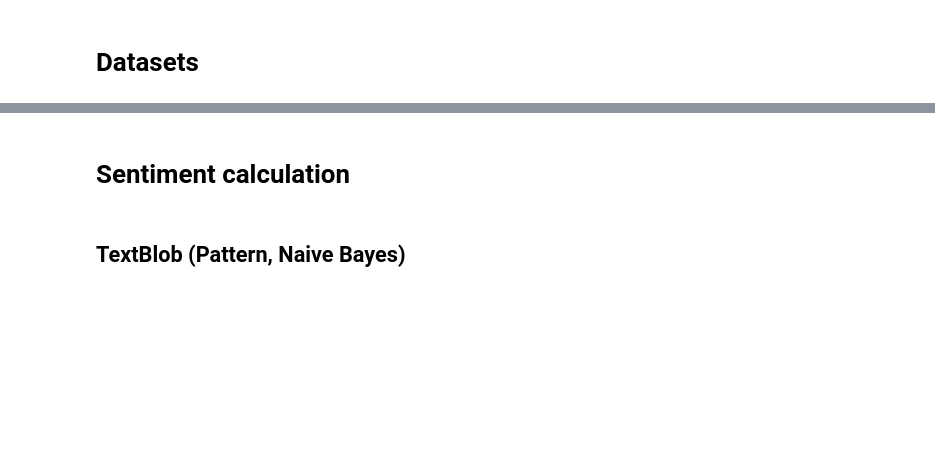
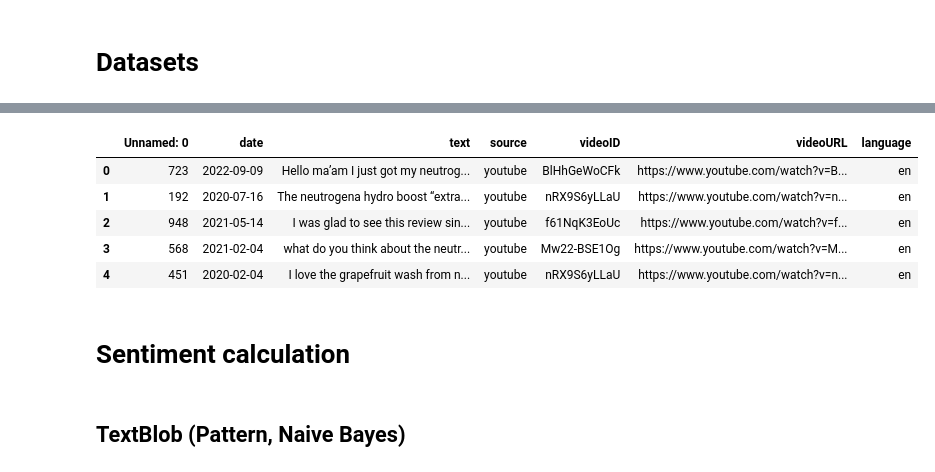
Before and after one commit to 3L1NK/Brand_Analysis_Dashboard, a Jupyter notebook: notebook_models_1.ipynb, the cells around one changed output, grey strips where cells are left out. Drawn from its saved outputs; the diff is of its cells as text; code cells hidden in the pictures; blank space fills up the shorter version.

Commit message:
use neutrogena datasets

```diff
--- a/notebook_models_1.ipynb
+++ b/notebook_models_1.ipynb
@@ -228,3 +102,49 @@ Passing `trust_remote_code=True` will be mandatory to load this dataset from the
+# %%
+import os
+import pandas as pd
+from sklearn.model_selection import train_test_split
+
+# Define INPUT_PATH and DATASETS
+INPUT_PATH = '/Users/korin.hoxha/Library/CloudStorage/OneDrive-RTLGroup/Korin Hoxha - Private/Personale/HU/SoSe 24/DEDA/content'  # Update this path as needed
+DATASETS = ['reddit', 'youtube']
+
+def save_split(dataset):
+    input_folder = os.path.join(INPUT_PATH)
+    # Assuming the filenames for train and test sets are consistent, like 'neutrogena_reddit_output_train.csv' and 'neutrogena_reddit_output_test.csv'
+    train_file = os.path.join(input_folder, f'neutrogena_{dataset}_output_train.csv')
+    test_file = os.path.join(input_folder, f'neutrogena_{dataset}_output_test.csv')
+
+    if os.path.exists(train_file) and os.path.exists(test_file):
+        train_df = pd.read_csv(train_file)
+        test_df = pd.read_csv(test_file)
+    else:
+        # If train and test files don't exist, read the main CSV file and split it into train and test sets
+        main_file = os.path.join(input_folder, f'neutrogena_{dataset}_output1.csv')
+        if os.path.exists(main_file):
+            main_df = pd.read_csv(main_file)
+            train_df, test_df = train_test_split(main_df, test_size=0.2, random_state=42)  # Adjust test_size as needed
+        else:
+            print(f"File {main_file} not found.")
+            return
+
+    # Save the train and test sets
+    train_df.to_csv(os.path.join(input_folder, f'neutrogena_{dataset}_output_train.csv'), index=False)
+    test_df.to_csv(os.path.join(input_folder, f'neutrogena_{dataset}_output_test.csv'), index=False)
+
+for dataset in DATASETS:
+    save_split(dataset)
+# %%
+df = pd.read_csv(INPUT_PATH+'/neutrogena_reddit_output_train.csv')
+df1 = pd.read_csv(INPUT_PATH+'/neutrogena_youtube_output_train.csv')
+df.head()
+df1.head()
+# %% [output]
+|  | Unnamed: 0 | date | text | source | videoID | videoURL | language |
+| 0 | 723 | 2022-09-09 | Hello ma’am I just got my neutrog... | youtube | BlHhGeWoCFk | https://www.youtube.com/watch?v=B... | en |
+| 1 | 192 | 2020-07-16 | The neutrogena hydro boost “extra... | youtube | nRX9S6yLLaU | https://www.youtube.com/watch?v=n... | en |
+| 2 | 948 | 2021-05-14 | I was glad to see this review sin... | youtube | f61NqK3EoUc | https://www.youtube.com/watch?v=f... | en |
+| 3 | 568 | 2021-02-04 | what do you think about the neutr... | youtube | Mw22-BSE1Og | https://www.youtube.com/watch?v=M... | en |
+| 4 | 451 | 2020-02-04 | I love the grapefruit wash from n... | youtube | nRX9S6yLLaU | https://www.youtube.com/watch?v=n... | en |
 # %% [markdown]
 # Sentiment calculation
 # %% [markdown]
```
Also changed, not shown: parts of 32 cells of this notebook, 2 other files.
